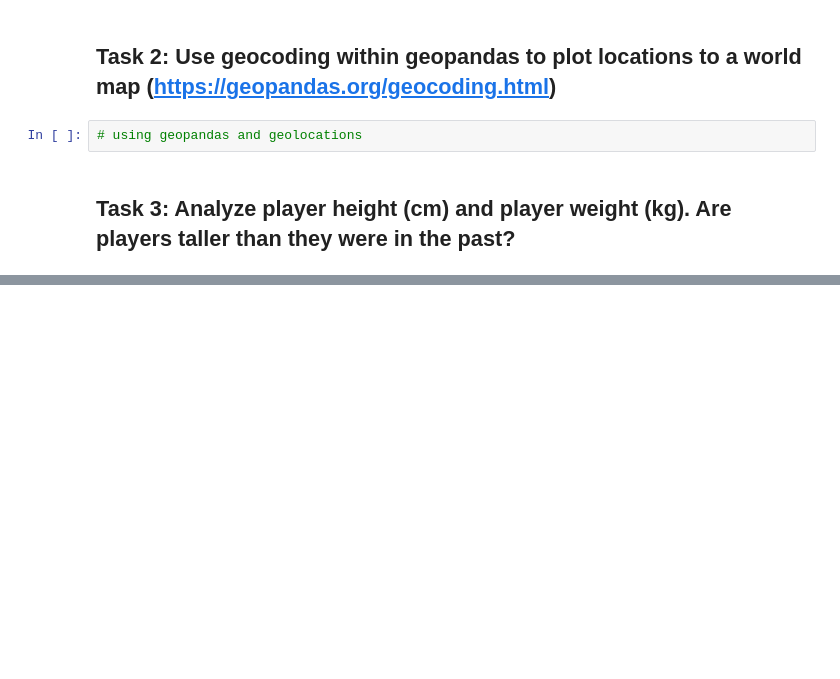
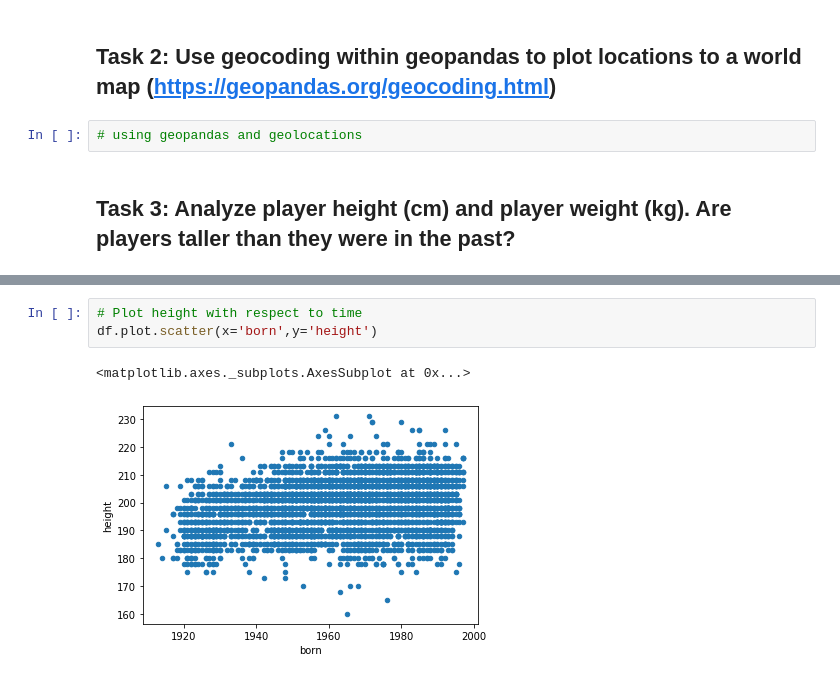
Before and after one commit to brentwilder/NBAplayers, a Jupyter notebook: NBA.ipynb, the cells around one changed output, grey strips where cells are left out. Cells and saved outputs as stored; diff of their text form; blank space fills up the shorter version.

Commit message:
added height and weight analysis

```diff
--- a/NBA.ipynb
+++ b/NBA.ipynb
@@ -149,0 +174,6 @@ df[df['Player'].str.contains(' Williams', case=False, na=False)]
+# %%
+# Plot height with respect to time
+df.plot.scatter(x='born',y='height')
+# %% [output]
+<matplotlib.axes._subplots.AxesSubplot at 0x...>
+[figure, added]
```
Also changed, not shown: parts of 7 cells of this notebook.
